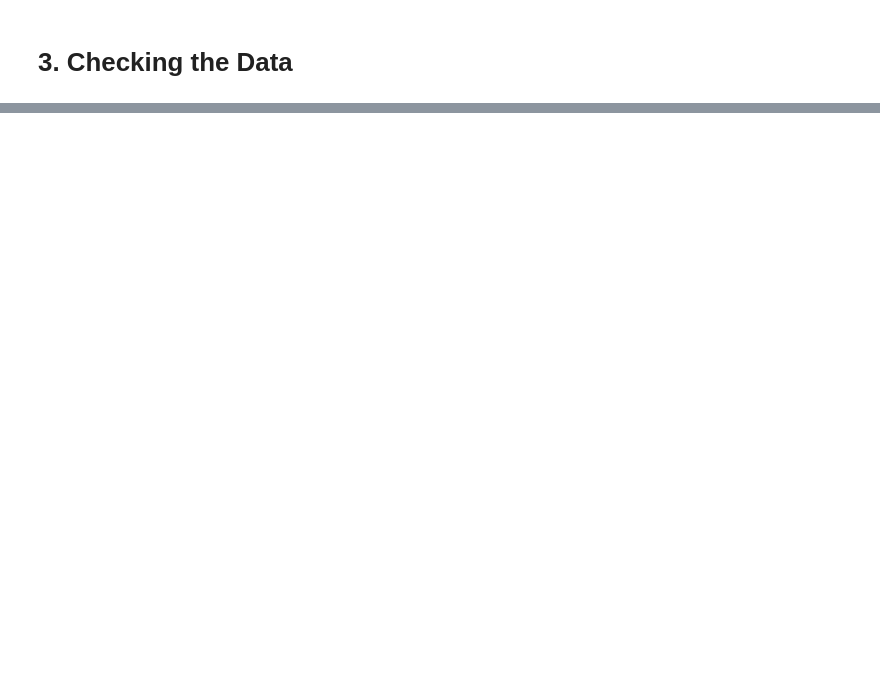
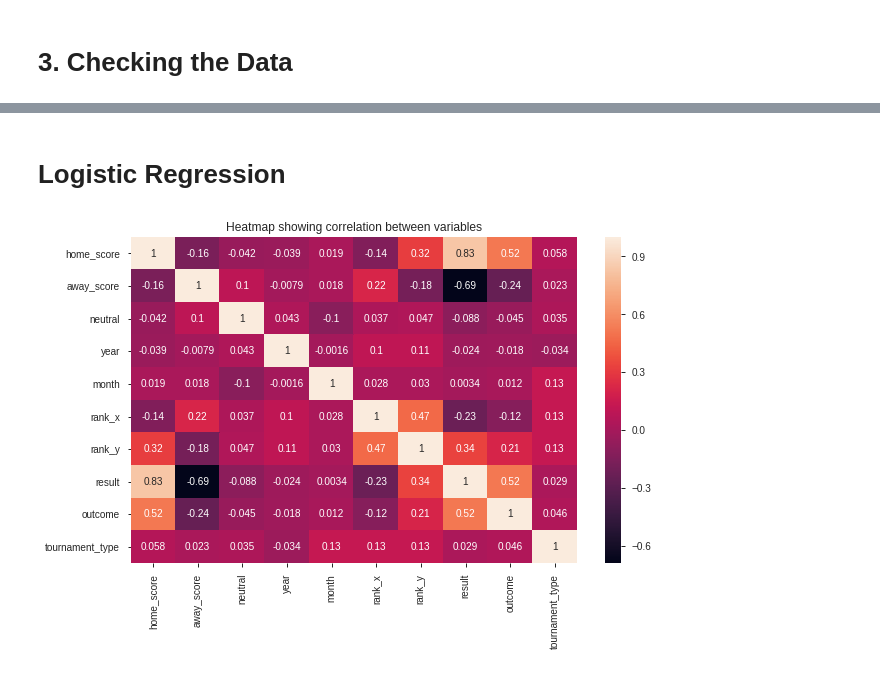
Before and after one commit to lydiandiba/DS-Core-IP-week-6, a Jupyter notebook: Data_Science_Core_IP_week_6.ipynb, the cells around one changed output, grey strips where cells are left out. Cells and saved outputs as stored; diff of their text form; code cells hidden in the pictures; blank space fills up the shorter version.

```diff
--- a/Data_Science_Core_IP_week_6.ipynb
+++ b/Data_Science_Core_IP_week_6.ipynb
@@ -164,2 +305,6 @@ no
+# %%
+# Dropping duplicate rows from the dataset
+
+fifa_df.drop_duplicates(keep = 'first', inplace = True)
 # %% [markdown]
 # 3. Checking the Data
@@ -173,0 +311,4 @@ results_subset.info()
+# %%
+#creating a new column called results that is computed by the home score - the away score
+
+fifa_df['result'] = fifa_df['home_score'] - fifa_df['away_score']
@@ -173,0 +383,11 @@ results_subset.info()
+# %% [markdown]
+# Logistic Regression
+# %%
+#Checking for correlations between features
+#
+plt.figure(figsize = (10, 6))
+sns.heatmap(fifa_df.corr(), annot = True)
+plt.title('Heatmap showing correlation between variables')
+plt.show()
+# %% [output]
+[figure, added]
```
Also changed, not shown: parts of 84 cells of this notebook.
